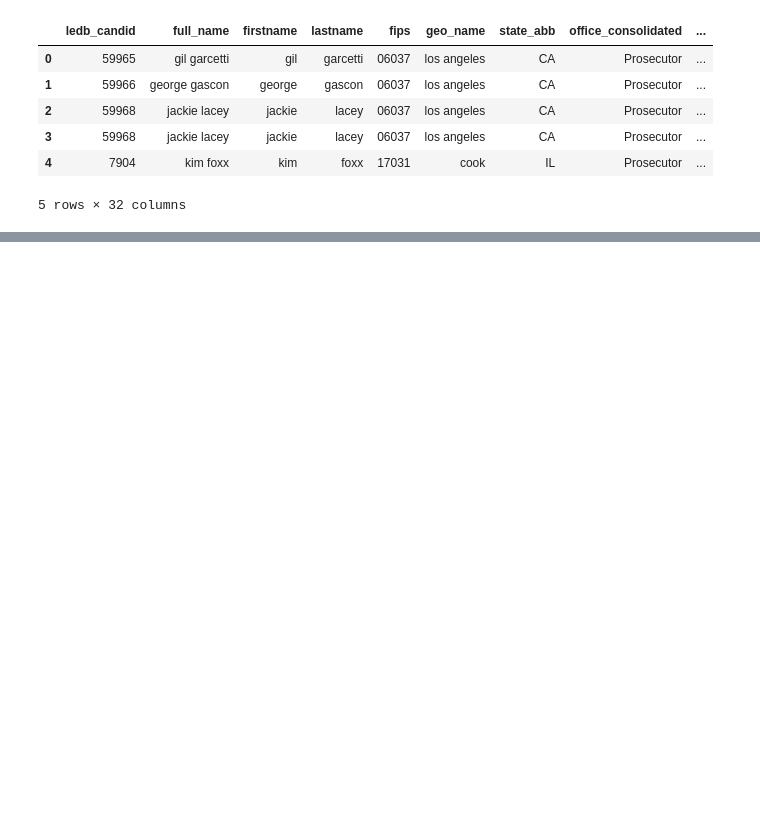
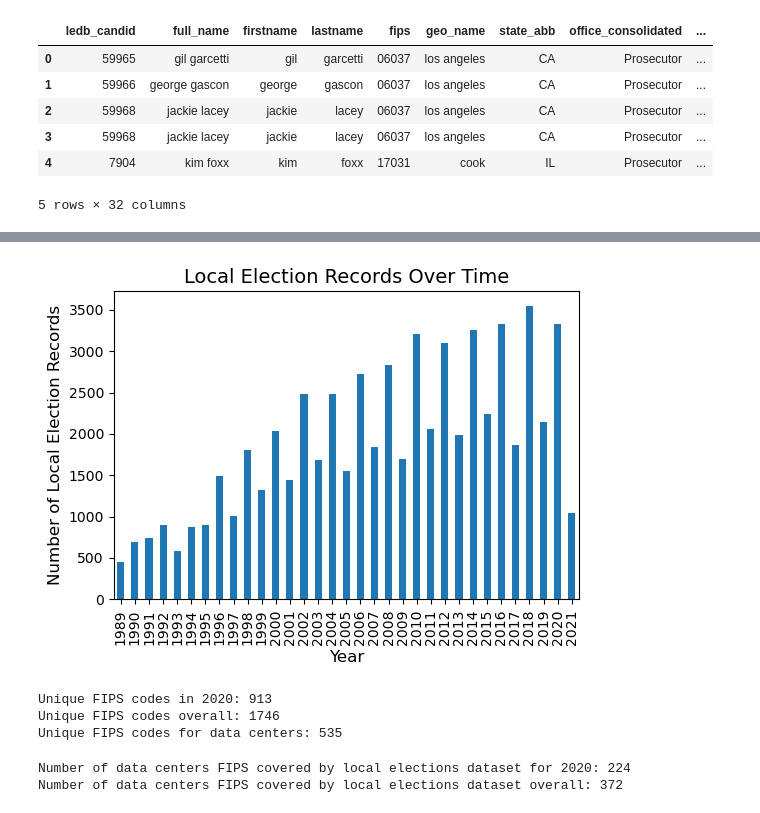
Before and after one commit to agrace339/Data-Center-Impact-Explorer, a Jupyter notebook: Script/EDA Politics.ipynb, the cells around one changed output, grey strips where cells are left out. Drawn from its saved outputs; the diff is of its cells as text; code cells hidden in the pictures; blank space fills up the shorter version.

```diff
--- a/Script/EDA Politics.ipynb
+++ b/Script/EDA Politics.ipynb
@@ -507,0 +302,11 @@ Number of FIPS: 3108
+# %%
+# Only want candidates who won their elections
+# and only keep around the rows that will be useful
+useful_rows = ['fips', 'geo_name', 'state_abb', 'office_consolidated', 'year', 'winner', 'incumbent', 'prob_democrat', 'prob_republican', 'pid_est']
+local_winners_df = local_df[local_df["winner"] == "win"][useful_rows]
+
+# Set FIPS column to numeric
+local_winners_df["fips"] = local_winners_df["fips"].apply(pd.to_numeric, errors = "coerce")
+
+# Do not want to include where FIPS is null, since I need that to join
+local_winners_df = local_winners_df.dropna(subset = ["fips"])
@@ -507,0 +333,31 @@ Number of FIPS: 3108
+# %%
+# Let's see what years are available, and how much data there is for each
+# https://stackoverflow.com/questions/49059956/pandas-plot-value-counts-barplot-in-descending-manner
+plt.figure(figsize = (6,4))
+
+local_winners_df["year"].value_counts().sort_index().plot(kind = "bar")
+
+plt.title("Local Election Records Over Time", fontsize = 14)
+plt.ylabel("Number of Local Election Records", fontsize = 12)
+plt.xlabel("Year", fontsize = 12)
+plt.show()
+# %% [output]
+[figure, added]
+# %%
+# how much coverage do we have in 2020, one of the most recent years shown?
+print("Unique FIPS codes in 2020:", local_winners_df[local_winners_df["year"] == 2020]["fips"].nunique())
+print("Unique FIPS codes overall:", local_winners_df["fips"].nunique())
+print("Unique FIPS codes for data centers:", data_center_df["fips"].nunique())
+# %% [output]
+Unique FIPS codes in 2020: 913
+Unique FIPS codes overall: 1746
+Unique FIPS codes for data centers: 535
+# %%
+set_dc_fips = set(data_center_df["fips"])
+set_local_2020_fips = set(local_winners_df[local_winners_df["year"] == 2020]["fips"])
+set_local_fips = set(local_winners_df["fips"])
+print("Number of data centers FIPS covered by local elections dataset for 2020:", len(set_dc_fips.intersection(set_local_2020_fips)))
+print("Number of data centers FIPS covered by local elections dataset overall:", len(set_dc_fips.intersection(set_local_fips)))
+# %% [output]
+Number of data centers FIPS covered by local elections dataset for 2020: 224
+Number of data centers FIPS covered by local elections dataset overall: 372
```
Also changed, not shown: parts of 88 cells of this notebook, 2 other files.
